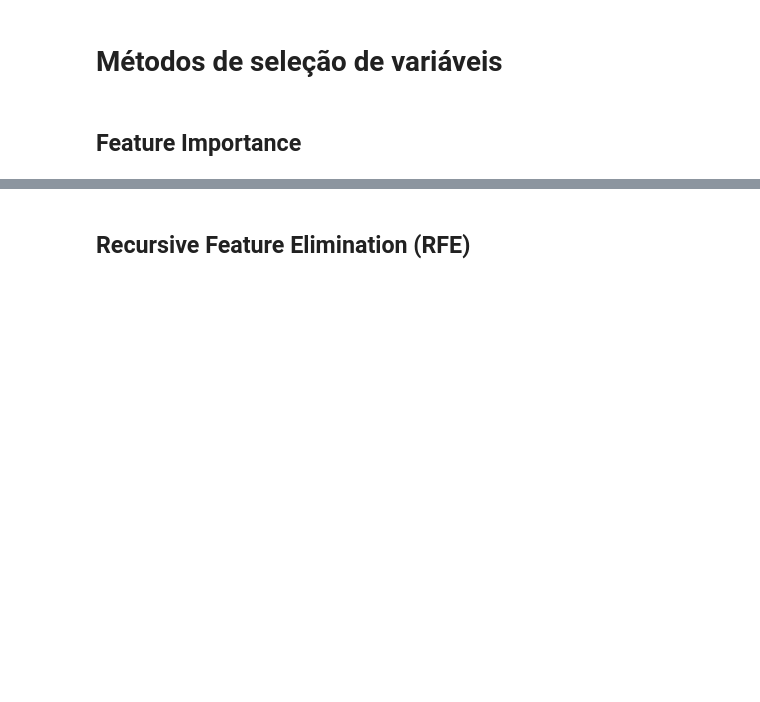
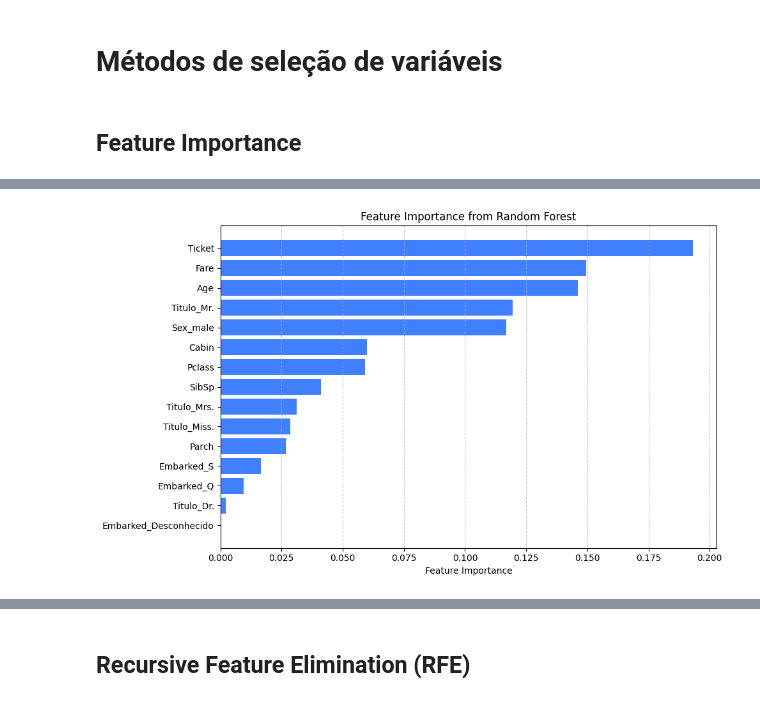
Before and after one commit to DKawaguch/Feature_Selection_Problems, a Jupyter notebook: Titanic/FS_Titanic.ipynb, the cells around one changed output, grey strips where cells are left out. Drawn from its saved outputs; the diff is of its cells as text; code cells hidden in the pictures; blank space fills up the shorter version.

Commit message:
Feature Importance feito

```diff
--- a/Titanic/FS_Titanic.ipynb
+++ b/Titanic/FS_Titanic.ipynb
@@ -214,2 +218,14 @@ abt_01.head()
 # %% [markdown]
 ### Alta Cardinalidade (Label Encoding)
+# %%
+card_cutoff = 5
+df_categ_labelenc = metadados[(metadados['cardinalidade'] > card_cutoff) & (metadados['tipo'] == 'object')]
+lista_lenc = list(df_categ_labelenc.nome_variavel.values)
+print('Lista de vars para Label Encoding: ',lista_lenc)
+
+# Aplicando LabelEncoder nas colunas desejadas
+for col in lista_lenc:
+    encoder = LabelEncoder()
+    abt_01[col] = encoder.fit_transform(abt_01[col])
+
+abt_01.head()
@@ -215,0 +242,4 @@ abt_01.head()
+# %%
+# Inner join usando o índice
+abt_model = pd.merge(abt_01, df_train[['Survived']], left_index=True, right_index=True, how='inner')
+abt_model.head()
@@ -217,3 +254,7 @@ abt_01.head()
 # Métodos de seleção de variáveis
 # %% [markdown]
 ## Feature Importance
+# %%
+# Cópia para FI
+abt_fi = abt_model.copy()
+abt_fi.head()
@@ -219,0 +268,39 @@ abt_01.head()
+# %%
+X = abt_fi.drop(axis=1, columns='Survived')
+y = abt_fi.Survived
+
+# Treinar modelo com algoritmo Random Forest (Calma, não precisa focar no modelo neste momento)
+clf = RandomForestClassifier() # troque aqui qual classificador quer utilizar: GradientBoostingClassifier, DecisionTreeClassifier
+clf.fit(X, y)
+
+# Obter importância das variáveis
+feature_importances = clf.feature_importances_
+features = pd.DataFrame({
+    'Feature': X.columns,
+    'Importance': feature_importances
+})
+
+# Ordenar variáveis por importância
+features = features.sort_values(by='Importance', ascending=False)
+
+# Estabelecer um limite de corte, por exemplo, x% da importância máxima
+cutoff_maximp = 0.6
+
+cutoff = cutoff_maximp * feature_importances.max()
+
+# Selecionar variáveis acima do corte
+selected_features = X.columns[feature_importances > cutoff].tolist()
+selected_features
+# Visualizando a importância das variáveis em barras horizontais
+
+plt.figure(figsize=(10, 6))
+sorted_idx = feature_importances.argsort()
+
+plt.barh(X.columns[sorted_idx], feature_importances[sorted_idx], color=(0.25, 0.5, 1))  # tom de azul claro
+plt.xlabel("Feature Importance")
+plt.title("Feature Importance from Random Forest")
+plt.grid(axis='x', linestyle='--', alpha=0.7)
+plt.tight_layout()
+plt.show()
+# %% [output]
+[figure, added]
```
Also changed, not shown: parts of 18 cells of this notebook.
